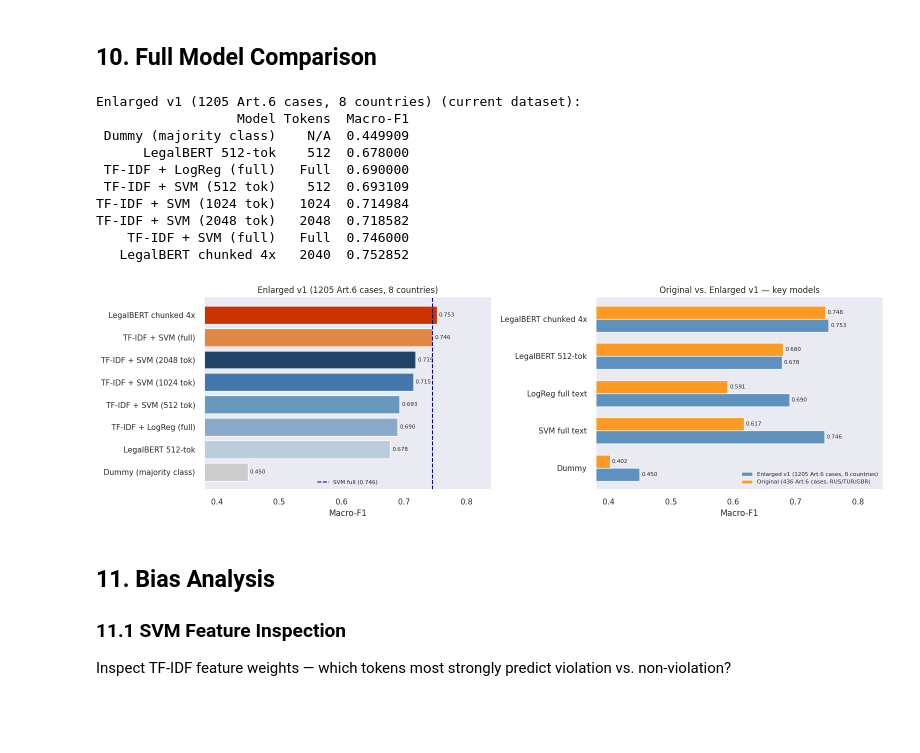
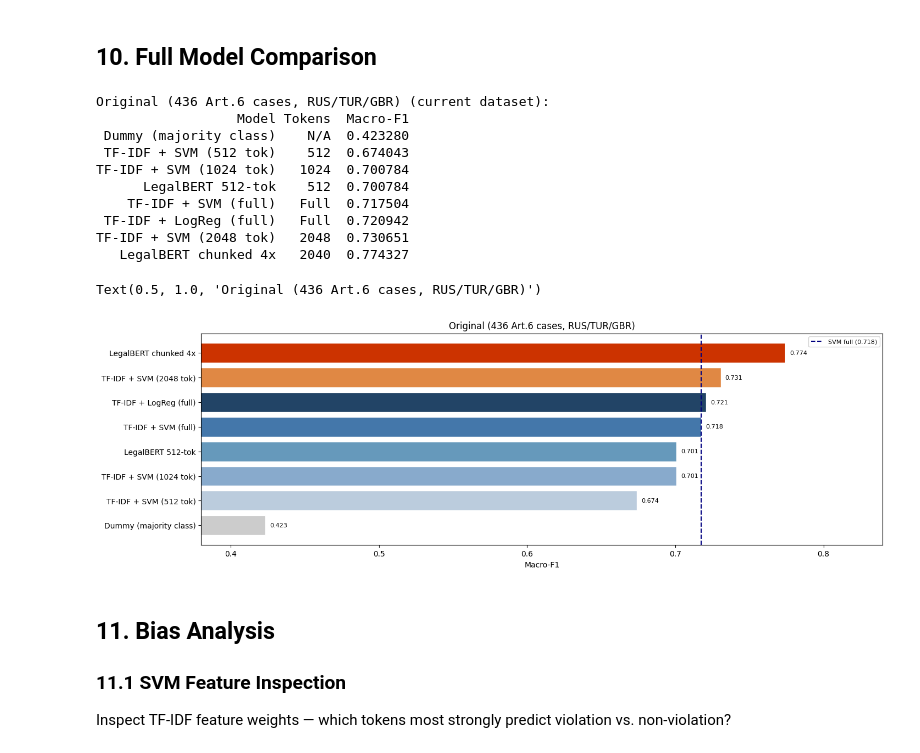
Before and after one commit to leondgarse/echr, a Jupyter notebook: echr.ipynb, the cells around one changed output. Cells and saved outputs as stored; diff of their text form; code cells hidden in the pictures; blank space fills up the shorter version.

```diff
--- a/echr.ipynb
+++ b/echr.ipynb
@@ -61,8 +61,8 @@ All imports OK
 ## 1. Configuration
 # %%
 # ── Dataset: 'original' (436 Art.6 cases, 3 countries) or 'v1' (1205 cases, 8 countries) ──
-DATASET            = 'v1'
-TRAIN_FROM_SCRATCH = False   # True = run GPU training; False = use logs / saved .npz
+DATASET            = 'original'
+TRAIN_FROM_SCRATCH = True   # True = run GPU training; False = use logs / saved .npz
 
 CONFIG = {
     'original': {
@@ -644,6 +665,7 @@ def _train_seed_chunked(seed, train_df, val_df, test_df, hp, device, class_weigh
     total = (len(tr_ld) // ga) * hp['epochs']
     sched = get_linear_schedule_with_warmup(opt, int(0.15*total), total)
     best_vf1, best_state = 0.0, None
+    epoch_history = []
     for ep in range(hp['epochs']):
         model.train(); opt.zero_grad()
         for step, batch in enumerate(tr_ld):
@@ -661,6 +683,7 @@ def _train_seed_chunked(seed, train_df, val_df, test_df, hp, device, class_weigh
                 cmask = batch['chunk_mask'].to(device)
                 vp.append(torch.softmax(model(ids, mask, cmask), -1).cpu().numpy())
         vp = np.vstack(vp); vf1 = f1_score(val_df['label'].values, vp.argmax(1), average='macro')
+        epoch_history.append({'epoch': ep + 1, 'val_f1': vf1})
         print(f'    ep{ep+1}: val_f1={vf1:.3f}', end='  ', flush=True)
         if vf1 > best_vf1:
             best_vf1 = vf1
@@ -675,23 +698,27 @@ def _train_seed_chunked(seed, train_df, val_df, test_df, hp, device, class_weigh
                 cmask = batch['chunk_mask'].to(device)
                 ps.append(torch.softmax(model(ids, mask, cmask), -1).cpu().numpy())
         return np.vstack(ps)
-    return _probs(vl_ld), _probs(te_ld)
+    return _probs(vl_ld), _probs(te_ld), epoch_history
 
 def train_chunked(train_df, val_df, test_df, hp):
     device = torch.device('cuda' if torch.cuda.is_available() else 'cpu')
     cw = torch.tensor(compute_class_weight('balanced', classes=np.array([0,1]),
                                             y=train_df['label'].values), dtype=torch.float32)
     all_vp, all_tp = [], []
+    seeds_data = {}
     for seed in hp['seeds']:
         print(f'  seed={seed}:')
-        vp, tp = _train_seed_chunked(seed, train_df, val_df, test_df, hp, device, cw)
+        vp, tp, epoch_hist = _train_seed_chunked(seed, train_df, val_df, test_df, hp, device, cw)
         all_vp.append(vp); all_tp.append(tp); torch.cuda.empty_cache()
+        seed_pred = tp.argmax(1)
+        seed_f1   = f1_score(test_df['label'].values, seed_pred, average='macro')
+        seeds_data[seed] = {'epochs': epoch_hist, 'test_f1': seed_f1}
     ens_val  = np.mean(all_vp, axis=0); ens_test = np.mean(all_tp, axis=0)
     best_t, _ = tune_threshold(ens_val, val_df['label'].values)
     pred = (ens_test[:, 1] > best_t).astype(int)
     mf1  = f1_score(test_df['label'].values, pred, average='macro')
     print(f'\n  Ensemble macro-F1={mf1:.3f}  (threshold={best_t:.2f})')
-    return ens_test, pred, mf1
+    return ens_test, pred, mf1, seeds_data
 
 print('Chunked training functions defined.')
 # %% [output]
@@ -702,10 +729,8 @@ chunked_log = cfg['log_chunked']
 
 if TRAIN_FROM_SCRATCH:
     os.makedirs(os.path.dirname(chunked_npz), exist_ok=True)
-    print('Training LegalBERT chunked 4x (requires ~16 GB VRAM, ~3.5 hours)...')
-    chunked_probs, chunked_pred, chunked_f1 = train_chunked(train_df, val_df, test_df, HP)
+    chunked_probs, chunked_pred, chunked_f1, chunked_seeds = train_chunked(train_df, val_df, test_df, HP)
     np.savez(chunked_npz, probs=chunked_probs, labels=y_test)
-    chunked_seeds = None
 
 elif os.path.exists(chunked_npz):
     data = np.load(chunked_npz)
@@ -808,61 +842,46 @@ key_models = [
 ]
 
 # ── All results table (current dataset + SVM token budget) ───────────────────
 all_results = [
     {"Model": "Dummy (majority class)",    "Macro-F1": dummy_f1,                    "Tokens": "N/A",  "Notes": "Predicts violation always"},
     {"Model": "TF-IDF + SVM (512 tok)",   "Macro-F1": coverage_results[0]["Macro-F1"], "Tokens": "512",  "Notes": "Same window as BERT"},
     {"Model": "TF-IDF + SVM (1024 tok)",  "Macro-F1": coverage_results[1]["Macro-F1"], "Tokens": "1024", "Notes": ""},
     {"Model": "TF-IDF + SVM (2048 tok)",  "Macro-F1": coverage_results[2]["Macro-F1"], "Tokens": "2048", "Notes": ""},
     {"Model": "TF-IDF + LogReg (full)",   "Macro-F1": lr_f1,                          "Tokens": "Full", "Notes": "Full text"},
     {"Model": "TF-IDF + SVM (full)",      "Macro-F1": svm_f1,                         "Tokens": "Full", "Notes": "All tokens"},
     {"Model": "LegalBERT 512-tok",        "Macro-F1": lb512_f1,                        "Tokens": "512",  "Notes": "Fine-tuned, head+tail trunc"},
     {"Model": "LegalBERT chunked 4x",     "Macro-F1": chunked_f1 if chunked_f1 else cfg["known_chunked_f1"],
      "Tokens": "2040", "Notes": "4x510, mean-pool CLS, 4-seed ens"},
 ]
 
 res_df = pd.DataFrame(all_results).sort_values("Macro-F1").reset_index(drop=True)
 print(f"{cfg['label']} (current dataset):")
 print(res_df[["Model", "Tokens", "Macro-F1"]].to_string(index=False))
 
 # ── Plot 1: current dataset all models ───────────────────────────────────────
-fig, axes = plt.subplots(1, 2, figsize=(16, 5))
+fig, axes = plt.subplots(1, 1, figsize=(16, 5))
 
-ax = axes[0]
+ax = axes
 colors8 = ["#cccccc","#bbccdd","#88aacc","#6699bb","#4477aa","#224466","#e08844","#cc3300"]
 bars = ax.barh(res_df["Model"], res_df["Macro-F1"], color=colors8[:len(res_df)], edgecolor="white")
 ax.axvline(svm_f1, color="navy", lw=1.5, ls="--", label=f"SVM full ({svm_f1:.3f})")
 for bar, val in zip(bars, res_df["Macro-F1"]):
     ax.text(val+0.003, bar.get_y()+bar.get_height()/2, f"{val:.3f}", va="center", fontsize=8)
 ax.set_xlim(0.38, 0.84); ax.set_xlabel("Macro-F1"); ax.legend(fontsize=8)
 ax.set_title(f"{cfg['label']}")
-
-# ── Plot 2: side-by-side key models, both datasets ───────────────────────────
-ax2 = axes[1]
-labels2   = [m[0] for m in key_models]
-curr_vals = [m[1] for m in key_models]
-orig_vals = [m[2] for m in key_models]
-x = np.arange(len(labels2)); w = 0.35
-b1 = ax2.barh(x - w/2, curr_vals, w, label=cfg["label"],   color="steelblue",   alpha=0.85, edgecolor="white")
-b2 = ax2.barh(x + w/2, orig_vals, w, label=ORIG["label"],  color="darkorange",  alpha=0.85, edgecolor="white")
-for bar, val in list(zip(b1, curr_vals)) + list(zip(b2, orig_vals)):
-    ax2.text(val+0.003, bar.get_y()+bar.get_height()/2, f"{val:.3f}", va="center", fontsize=8)
-ax2.set_yticks(x); ax2.set_yticklabels(labels2)
-ax2.set_xlim(0.38, 0.84); ax2.set_xlabel("Macro-F1"); ax2.legend(fontsize=8)
-ax2.set_title("Original vs. Enlarged v1 — key models")
-
-plt.tight_layout(); plt.show()
 # %% [output]
-Enlarged v1 (1205 Art.6 cases, 8 countries) (current dataset):
+Original (436 Art.6 cases, RUS/TUR/GBR) (current dataset):
                   Model Tokens  Macro-F1
- Dummy (majority class)    N/A  0.449909
-      LegalBERT 512-tok    512  0.678000
- TF-IDF + LogReg (full)   Full  0.690000
- TF-IDF + SVM (512 tok)    512  0.693109
-TF-IDF + SVM (1024 tok)   1024  0.714984
-TF-IDF + SVM (2048 tok)   2048  0.718582
-    TF-IDF + SVM (full)   Full  0.746000
-   LegalBERT chunked 4x   2040  0.752852
+ Dummy (majority class)    N/A  0.423280
+ TF-IDF + SVM (512 tok)    512  0.674043
+TF-IDF + SVM (1024 tok)   1024  0.700784
+      LegalBERT 512-tok    512  0.700784
+    TF-IDF + SVM (full)   Full  0.717504
+ TF-IDF + LogReg (full)   Full  0.720942
+TF-IDF + SVM (2048 tok)   2048  0.730651
+   LegalBERT chunked 4x   2040  0.774327
+Text(0.5, 1.0, 'Original (436 Art.6 cases, RUS/TUR/GBR)')
-[figure, old version]
+[figure, new version]
 # %% [markdown]
 ## 11. Bias Analysis
 
```
Also changed, not shown: parts of 16 cells of this notebook.
